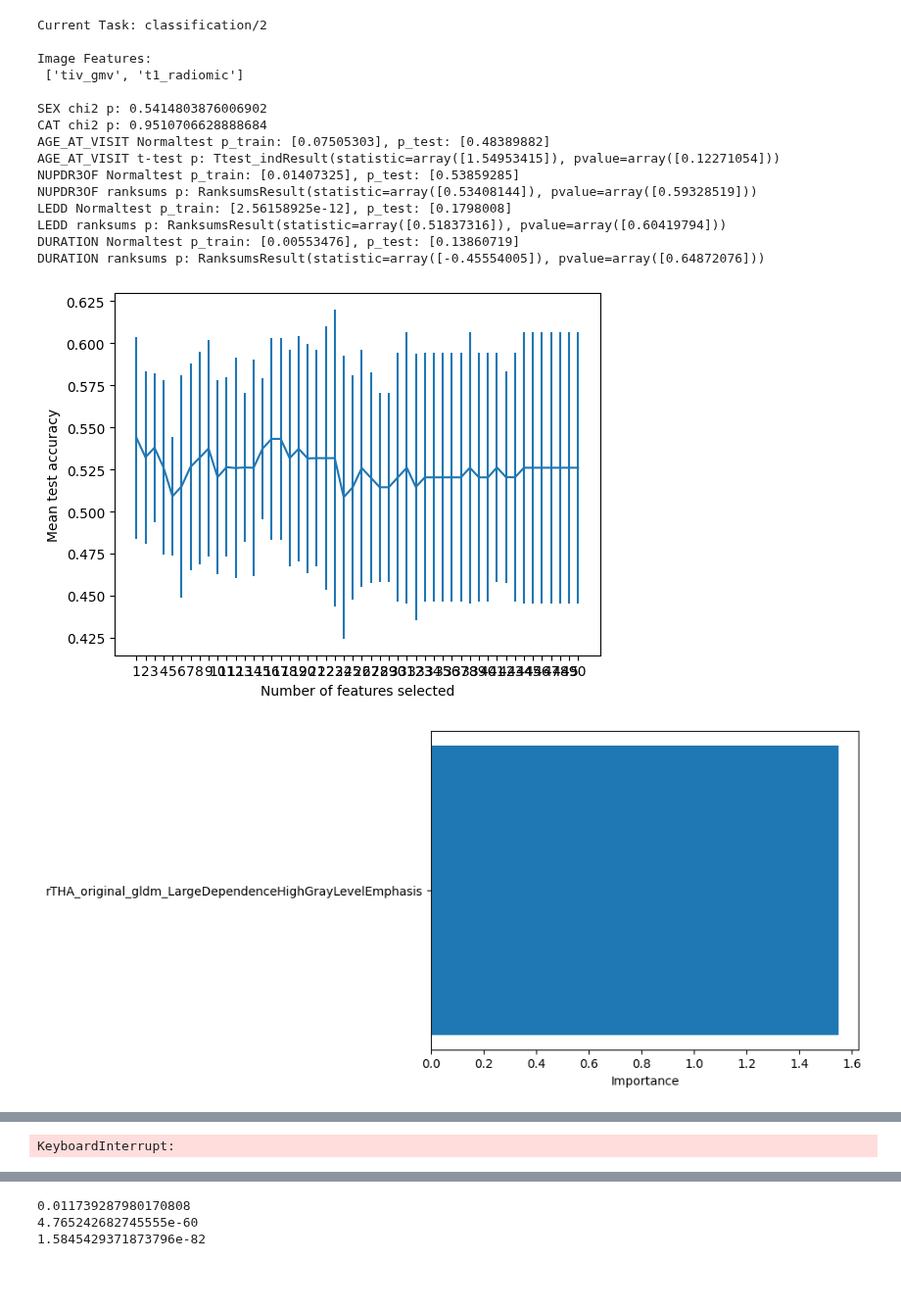
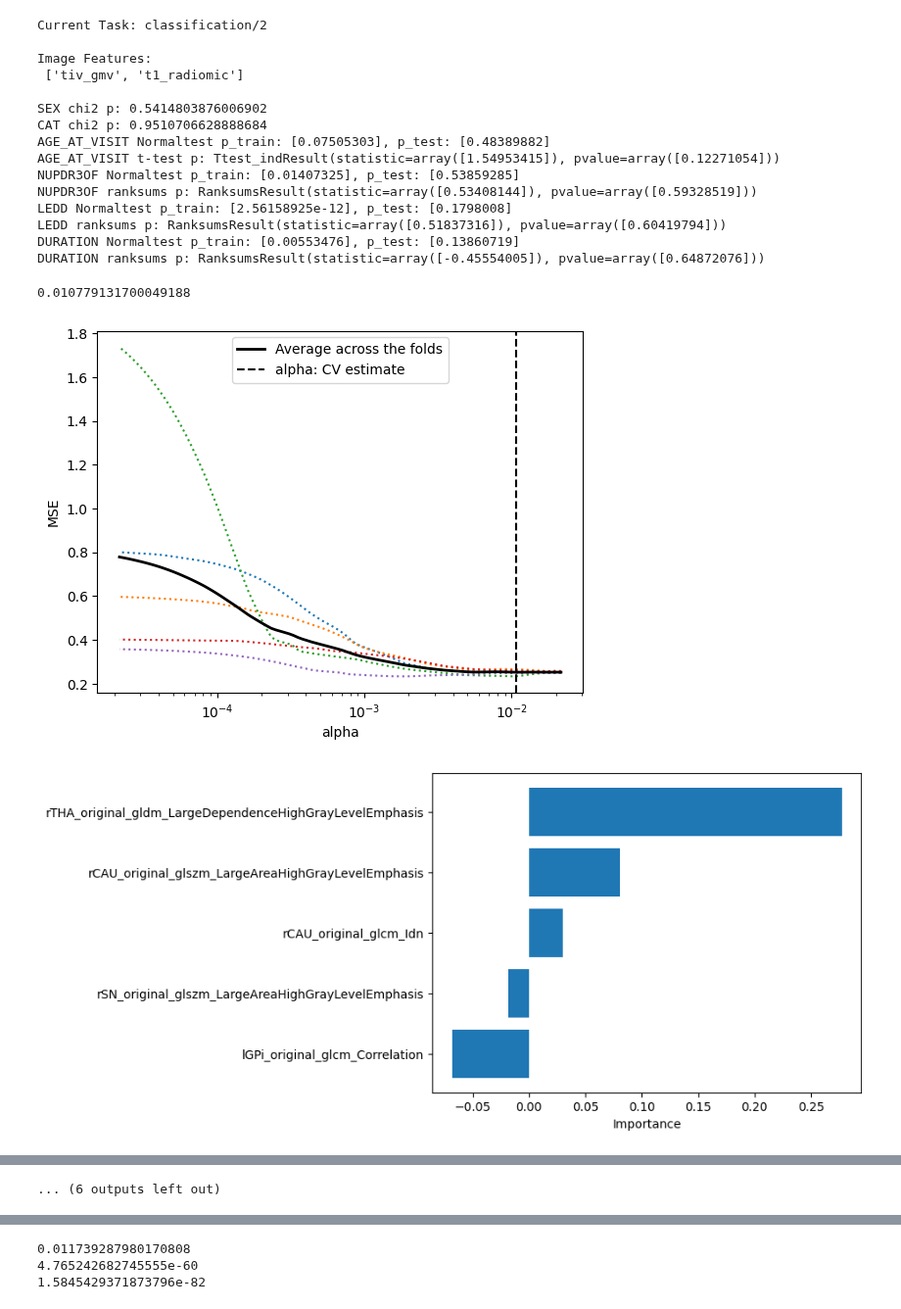
Before and after one commit to Biobots/Levodopa_Parkinson_MRI, a Jupyter notebook: prototype.ipynb, the cells around one changed output, grey strips where cells are left out. Shown at 98% size. Saved outputs shown, nothing was run; the diff lists cells and outputs as text; code cells hidden in the pictures; blank space fills up the shorter version.

Commit message:
regression & classification/10
Signed-off-by: biobot <biobot94@gmail.com>

```diff
--- a/prototype.ipynb
+++ b/prototype.ipynb
@@ -24,10 +24,10 @@ group = data_config['data_group']
 
 # Tasks include models used
 TASKS = [
-    #'classification/5',
-    #'regression',
-    'classification/2',
-    'logistic/2'
+    #'classification/10',
+    'regression',
+    #'classification/2',
+    #'logistic/2'
 ]
 # Features include image features used
 FEATURES = [
@@ -91,7 +91,7 @@ for task_name in TASKS:
         selected = mrmr_classif(X=x_img_train, y=y_train, K=50) if not isContinuous else mrmr_regression(X=x_img_train, y=y_train, K=50)
         ##LASSO for classification?
         la = LassoCV(cv=5, random_state=1, max_iter=10000)
-        la.fit(x_img_train[selected], data['CAT'].iloc[train_inds])
+        la.fit(x_img_train[selected], y_train)
         print(la.alpha_)
         plt.semilogx(la.alphas_, la.mse_path_, ':')
         plt.plot(
@@ -109,7 +109,7 @@ for task_name in TASKS:
         plt.xlabel('alpha')
         plt.show()
         la = Lasso(alpha=la.alpha_)
-        la.fit(x_img_train[selected], data['CAT'].iloc[train_inds])
+        la.fit(x_img_train[selected], y_train)
         selected = np.array(selected)[np.abs(la.coef_)>0]
         coef = np.array(la.coef_)[np.abs(la.coef_)>0]
         sort_idx = coef.argsort()
@@ -216,32 +216,33 @@ for task_name in TASKS:
                     log_func('{} test {} ci {}'.format(metric[0],
                                                            metric_func(y_test_np, test_pred),
                                                            ci_test.confidence_interval
                                                            ))
                     auc_dist[info_list[i]+name] = ci_test.bootstrap_distribution
                 plot_list = task['plot']
                 for plot in plot_list:
                     plot_func = Plot_LUT[plot[0]]
                     pred_func = model_instance.predict_proba if plot[1] else model_instance.predict
                     train_pred = pred_func(x_train)
                     test_pred = pred_func(x_test)
                     plot_func(y_test[task['output']].to_numpy(), test_pred)
                     plt.show()
             log_func()
 # %% [output]
 Current Task: classification/2
 
 Image Features:
  ['tiv_gmv', 't1_radiomic']
 
 SEX chi2 p: 0.5414803876006902
 CAT chi2 p: 0.9510706628888684
 AGE_AT_VISIT Normaltest p_train: [0.07505303], p_test: [0.48389882]
 AGE_AT_VISIT t-test p: Ttest_indResult(statistic=array([1.54953415]), pvalue=array([0.12271054]))
 NUPDR3OF Normaltest p_train: [0.01407325], p_test: [0.53859285]
 NUPDR3OF ranksums p: RanksumsResult(statistic=array([0.53408144]), pvalue=array([0.59328519]))
 LEDD Normaltest p_train: [2.56158925e-12], p_test: [0.1798008]
 LEDD ranksums p: RanksumsResult(statistic=array([0.51837316]), pvalue=array([0.60419794]))
 DURATION Normaltest p_train: [0.00553476], p_test: [0.13860719]
 DURATION ranksums p: RanksumsResult(statistic=array([-0.45554005]), pvalue=array([0.64872076]))
+0.010779131700049188
-[figure, old version]
+[figure, new version]
-[figure, old version]
+[figure, new version]
@@ -269 +268 @@ AUC test 0.6723484848484848 ci ConfidenceInterval(low=0.5018939393939394, high=0
-KeyboardInterrupt:
+... (6 outputs left out)
```
Also changed, not shown: parts of 3 cells of this notebook, 5 other files.
